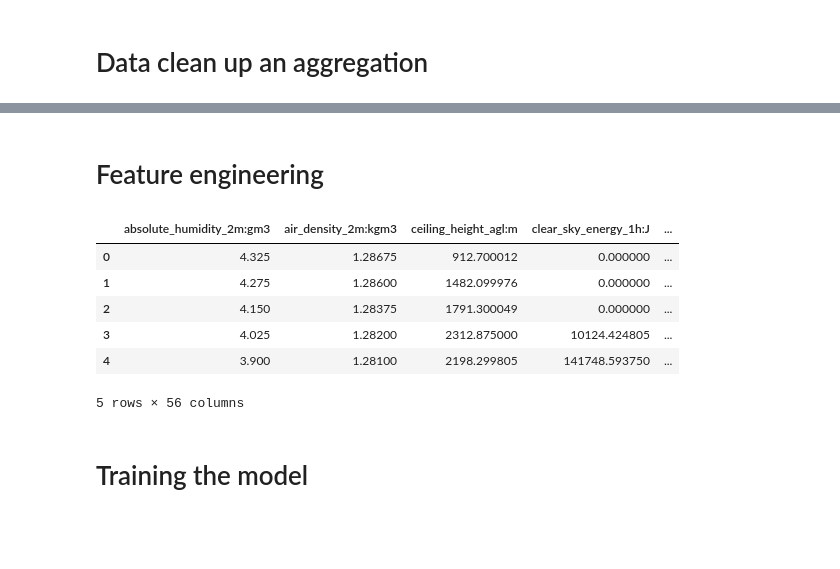
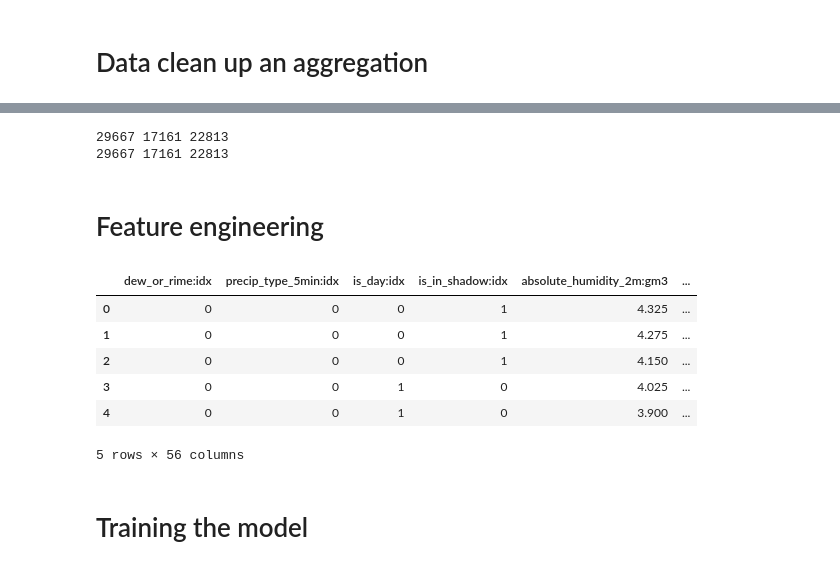
Before and after one commit to olejacobmellgren/solar-panel-energy-ml, a Jupyter notebook: model_notebooks/xgboost_combined.ipynb, the cells around one changed output, grey strips where cells are left out. Cells and saved outputs as stored; diff of their text form; code cells hidden in the pictures; blank space fills up the shorter version.

Commit message:
attempt xgboost-combined

```diff
--- a/model_notebooks/xgboost_combined.ipynb
+++ b/model_notebooks/xgboost_combined.ipynb
@@ -20,3 +20,11 @@ dataframes = read_data.get_training_data()
 X_frames_train = dataframes[0]
 Y_frames_train = dataframes[1]
 X_frames_test = read_data.get_test_data()
+# %%
+XTRA = X_frames_train[0]
+XTRB = X_frames_train[1]
+XTRC = X_frames_train[2]
+
+YA = Y_frames_train[0]
+YB = Y_frames_train[1]
+YC = Y_frames_train[2]
@@ -58,41 +155,48 @@ print(len(X_frames_test[0]))
+# %%
+
+print(len(X_train[0]), len(X_train[1]), len(X_train[2]))
+print(len(Y_train[0]), len(Y_train[1]), len(Y_train[2]))
+# %% [output]
+29667 17161 22813
+29667 17161 22813
 # %% [markdown]
 # Feature engineering
 # %%
 import data_func.timeseasonality as DTS
 import data_func.date_forecast as DTF
 import data_func.combine_all_frames as CAF
 import data_func.one_hot_encoding as OHE
 
-for i in range(len(X_frames_train)):
-    X_frames_train[i] = DTS.append_seasonal_columns(X_frames_train[i])
-    X_frames_train[i] = DTF.date_forecast_columns(X_frames_train[i])
-    # X_frames_train[i].drop(columns=['absolute_humidity_2m:gm3'], inplace=True)
-    # X_frames_train[i].drop(columns=['air_density_2m:kgm3'], inplace=True)
-    # X_frames_train[i]['ceiling_height_agl:m'] = X_frames_train[i]['ceiling_height_agl:m'].fillna(0)
-    # X_frames_train[i]['cloud_base_agl:m'] = X_frames_train[i]['cloud_base_agl:m'].fillna(100000)
+for i in range(len(X_train)):
+    X_train[i] = DTS.append_seasonal_columns(X_train[i])
+    X_train[i] = DTF.date_forecast_columns(X_train[i])
+    # X_train[i].drop(columns=['absolute_humidity_2m:gm3'], inplace=True)
+    # X_train[i].drop(columns=['air_density_2m:kgm3'], inplace=True)
+    # X_train[i]['ceiling_height_agl:m'] = X_train[i]['ceiling_height_agl:m'].fillna(0)
+    # X_train[i]['cloud_base_agl:m'] = X_train[i]['cloud_base_agl:m'].fillna(100000)
 
-X_frames_train_pd = CAF.combine_all_frames(X_frames_train)
-X_frames_train_pd = OHE.one_hot_encode(X_frames_train_pd, ["location"])
+X_train_pd = CAF.combine_all_frames(X_train)
+X_train_pd = OHE.one_hot_encode(X_train_pd, ["location"])
 
 for i in range(len(X_frames_test)):
     X_frames_test[i] = DTS.append_seasonal_columns(X_frames_test[i])
     X_frames_test[i] = DTF.date_forecast_columns(X_frames_test[i])
 
 X_frames_test_pd = CAF.combine_all_frames(X_frames_test)
 X_frames_test_pd = OHE.one_hot_encode(X_frames_test_pd, ["location"])
 
 # Y_frames_train_pd = CAF.combine_all_frames(Y_frames_train)
-Y_frames_train_pd = pd.concat(Y_frames_train, ignore_index=True)
+Y_frames_train_pd = pd.concat(Y_train, ignore_index=True)
 
 # print(X_frames_train[0]['ceiling_height_agl:m'].isnull().sum())
 X_frames_test_pd.head()
 # %% [output]
-|  | absolute_humidity_2m:gm3 | air_density_2m:kgm3 | ceiling_height_agl:m | clear_sky_energy_1h:J | ... |
-| 0 | 4.325 | 1.28675 | 912.700012 | 0.000000 | ... |
-| 1 | 4.275 | 1.28600 | 1482.099976 | 0.000000 | ... |
-| 2 | 4.150 | 1.28375 | 1791.300049 | 0.000000 | ... |
-| 3 | 4.025 | 1.28200 | 2312.875000 | 10124.424805 | ... |
-| 4 | 3.900 | 1.28100 | 2198.299805 | 141748.593750 | ... |
+|  | dew_or_rime:idx | precip_type_5min:idx | is_day:idx | is_in_shadow:idx | absolute_humidity_2m:gm3 | ... |
+| 0 | 0 | 0 | 0 | 1 | 4.325 | ... |
+| 1 | 0 | 0 | 0 | 1 | 4.275 | ... |
+| 2 | 0 | 0 | 0 | 1 | 4.150 | ... |
+| 3 | 0 | 0 | 1 | 0 | 4.025 | ... |
+| 4 | 0 | 0 | 1 | 0 | 3.900 | ... |
 5 rows × 56 columns
 # %%
 def columnsToDrop(df):
```
Also changed, not shown: parts of 6 cells of this notebook, 1 other file.
